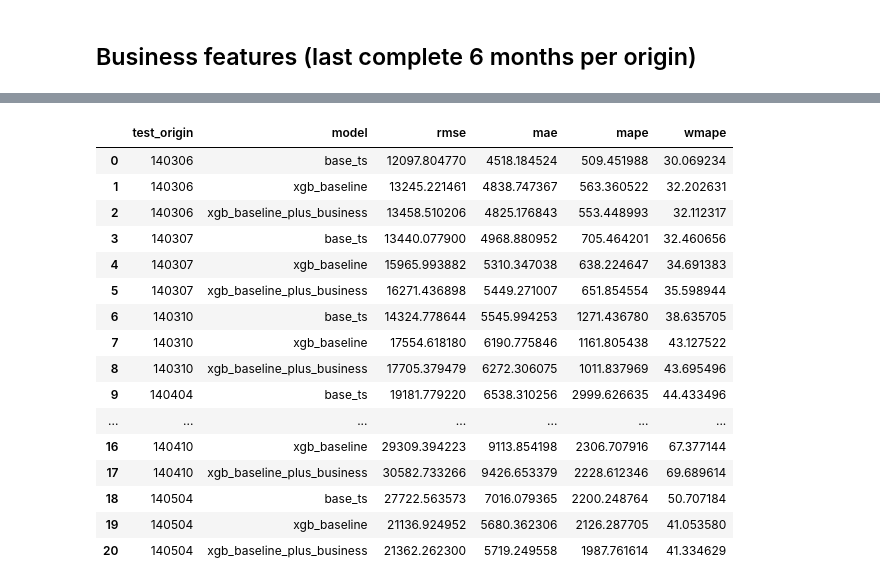
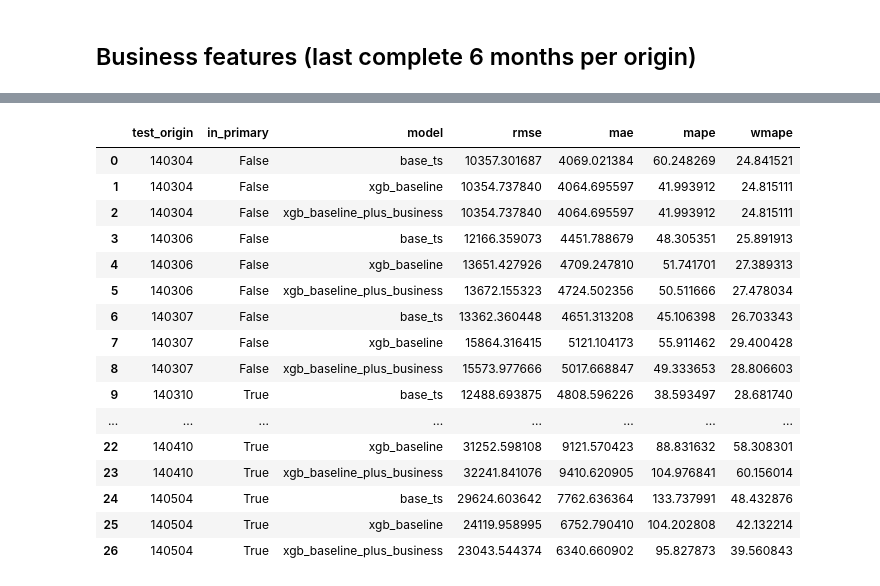
Before and after one commit to ki94mach/PharmProd_Forecast, a Jupyter notebook: notebooks/residual_prediction.ipynb, the cells around one changed output, grey strips where cells are left out. Drawn from its saved outputs; the diff is of its cells as text; code cells hidden in the pictures.

```diff
--- a/notebooks/residual_prediction.ipynb
+++ b/notebooks/residual_prediction.ipynb
@@ -80,6 +83,23 @@ dim_product_df = load_dim_product()
 target_products = dim_product_df[dim_product_df["GenericEN"].isin(TARGET_GENERIC_EN)].copy()
 target_product_names = set(target_products["ProductTitleEN"].dropna().astype(str))
 
+# Drop products with misaligned / stale forecast windows (outlier origins vs modal qrt origin)
+EXCLUDED_ODD_COVERAGE_PRODUCTS = {
+    "Nanojade 90 Old",
+    "Nanojade 180 Old",
+    "Nanojade 360 Old",
+    "Kidi Mab",
+    "Alvocade 3.5",
+    "Aryoseven 2.4",
+    "Reditux 500"
+}
+removed = sorted(target_product_names & EXCLUDED_ODD_COVERAGE_PRODUCTS)
+target_product_names -= EXCLUDED_ODD_COVERAGE_PRODUCTS
+target_products = target_products[
+    ~target_products["ProductTitleEN"].astype(str).isin(EXCLUDED_ODD_COVERAGE_PRODUCTS)
+].copy()
+print("excluded odd-coverage products:", removed)
+
 product_attrs = (
     target_products[["ProductTitleEN", "GenericEN", "Field", "ProductForm", "Provider"]]
     .drop_duplicates(subset=["ProductTitleEN"])
@@ -112,6 +133,7 @@ ALLOWED_FORECAST_QRTS = (
     "1403Q2",
     "1403Q3",
     "1403Q4",
+    "1404Q1",
     "1404Q2",
     "1404Q3",
     "1404Q4",
@@ -927,12 +1262,15 @@ def wmape(y_true, y_pred):
 
 
 def metrics_block(y_true, y_pred, label):
+    y_true = np.asarray(y_true, dtype=float)
+    y_pred = np.asarray(y_pred, dtype=float)
     return {
         "model": label,
         "rmse": float(np.sqrt(mean_squared_error(y_true, y_pred))),
         "mae": float(mean_absolute_error(y_true, y_pred)),
         "mape": float(mape(y_true, y_pred)),
         "wmape": float(wmape(y_true, y_pred)),
+        "bias": float(np.mean(y_pred - y_true)),  # signed: pred - sales
     }
 
 
@@ -947,27 +1285,40 @@ def overall_metrics_table(df):
     )
 
 
-# --- PRIMARY: combined out-of-sample metrics ---
-print("=== PRIMARY overall OOS (rolling_predictions) ===")
-overall_oos = overall_metrics_table(rolling_predictions)
+# --- PRIMARY: combined out-of-sample metrics (post burn-in) ---
+print(
+    f"=== PRIMARY overall OOS (rolling_predictions_primary; "
+    f"train_rows>={MIN_TRAIN_ROWS_FOR_PRIMARY}) ==="
+)
+print(f"primary origins: {primary_origins}")
+overall_oos = overall_metrics_table(rolling_predictions_primary)
 overall = overall_oos  # alias used by plot cell
 display(overall_oos)
 
-print("\n=== fold_diagnostics (train window vs test origin) ===")
+print("\n=== fold_diagnostics (all folds; in_primary flags burn-in) ===")
 display(fold_diagnostics)
 
-print("\n=== fold_metrics (per test_origin) ===")
+print("\n=== fold_metrics (ALL folds, incl. burn-in) ===")
 fold_metric_rows = []
 for O, g in rolling_predictions.groupby("test_origin"):
     for row in overall_metrics_table(g).to_dict("records"):
         row = dict(row)
         row["test_origin"] = int(O)
+        row["in_primary"] = int(O) in set(primary_origins)
         fold_metric_rows.append(row)
 fold_metrics = pd.DataFrame(fold_metric_rows)[
-    ["test_origin", "model", "rmse", "mae", "mape", "wmape"]
+    ["test_origin", "in_primary", "model", "rmse", "mae", "mape", "wmape"]
 ]
 display(fold_metrics)
+print("RMSE pivot (all folds):")
 display(
     fold_metrics.pivot(index="test_origin", columns="model", values="rmse").sort_index()
 )
+
+print("\n=== fold_metrics (PRIMARY folds only) ===")
+fold_metrics_primary = fold_metrics.loc[fold_metrics["in_primary"]].copy()
+display(fold_metrics_primary)
+display(
+    fold_metrics_primary.pivot(index="test_origin", columns="model", values="rmse").sort_index()
+)
 # %% [output]
@@ -989,17 +1343,17 @@ display(
-|  | test_origin | model | rmse | mae | mape | wmape |
-| 0 | 140306 | base_ts | 12097.804770 | 4518.184524 | 509.451988 | 30.069234 |
-| 1 | 140306 | xgb_baseline | 13245.221461 | 4838.747367 | 563.360522 | 32.202631 |
-| 2 | 140306 | xgb_baseline_plus_business | 13458.510206 | 4825.176843 | 553.448993 | 32.112317 |
-| 3 | 140307 | base_ts | 13440.077900 | 4968.880952 | 705.464201 | 32.460656 |
-| 4 | 140307 | xgb_baseline | 15965.993882 | 5310.347038 | 638.224647 | 34.691383 |
-| 5 | 140307 | xgb_baseline_plus_business | 16271.436898 | 5449.271007 | 651.854554 | 35.598944 |
-| 6 | 140310 | base_ts | 14324.778644 | 5545.994253 | 1271.436780 | 38.635705 |
-| 7 | 140310 | xgb_baseline | 17554.618180 | 6190.775846 | 1161.805438 | 43.127522 |
-| 8 | 140310 | xgb_baseline_plus_business | 17705.379479 | 6272.306075 | 1011.837969 | 43.695496 |
-| 9 | 140404 | base_ts | 19181.779220 | 6538.310256 | 2999.626635 | 44.433496 |
-| ... | ... | ... | ... | ... | ... | ... |
-| 16 | 140410 | xgb_baseline | 29309.394223 | 9113.854198 | 2306.707916 | 67.377144 |
-| 17 | 140410 | xgb_baseline_plus_business | 30582.733266 | 9426.653379 | 2228.612346 | 69.689614 |
-| 18 | 140504 | base_ts | 27722.563573 | 7016.079365 | 2200.248764 | 50.707184 |
-| 19 | 140504 | xgb_baseline | 21136.924952 | 5680.362306 | 2126.287705 | 41.053580 |
-| 20 | 140504 | xgb_baseline_plus_business | 21362.262300 | 5719.249558 | 1987.761614 | 41.334629 |
+|  | test_origin | in_primary | model | rmse | mae | mape | wmape |
+| 0 | 140304 | False | base_ts | 10357.301687 | 4069.021384 | 60.248269 | 24.841521 |
+| 1 | 140304 | False | xgb_baseline | 10354.737840 | 4064.695597 | 41.993912 | 24.815111 |
+| 2 | 140304 | False | xgb_baseline_plus_business | 10354.737840 | 4064.695597 | 41.993912 | 24.815111 |
+| 3 | 140306 | False | base_ts | 12166.359073 | 4451.788679 | 48.305351 | 25.891913 |
+| 4 | 140306 | False | xgb_baseline | 13651.427926 | 4709.247810 | 51.741701 | 27.389313 |
+| 5 | 140306 | False | xgb_baseline_plus_business | 13672.155323 | 4724.502356 | 50.511666 | 27.478034 |
+| 6 | 140307 | False | base_ts | 13362.360448 | 4651.313208 | 45.106398 | 26.703343 |
+| 7 | 140307 | False | xgb_baseline | 15864.316415 | 5121.104173 | 55.911462 | 29.400428 |
+| 8 | 140307 | False | xgb_baseline_plus_business | 15573.977666 | 5017.668847 | 49.333653 | 28.806603 |
+| 9 | 140310 | True | base_ts | 12488.693875 | 4808.596226 | 38.593497 | 28.681740 |
+| ... | ... | ... | ... | ... | ... | ... | ... |
+| 22 | 140410 | True | xgb_baseline | 31252.598108 | 9121.570423 | 88.831632 | 58.308301 |
+| 23 | 140410 | True | xgb_baseline_plus_business | 32241.841076 | 9410.620905 | 104.976841 | 60.156014 |
+| 24 | 140504 | True | base_ts | 29624.603642 | 7762.636364 | 133.737991 | 48.432876 |
+| 25 | 140504 | True | xgb_baseline | 24119.958995 | 6752.790410 | 104.202808 | 42.132214 |
+| 26 | 140504 | True | xgb_baseline_plus_business | 23043.544374 | 6340.660902 | 95.827873 | 39.560843 |
```
Also changed, not shown: parts of 34 cells of this notebook, 1 other file.
